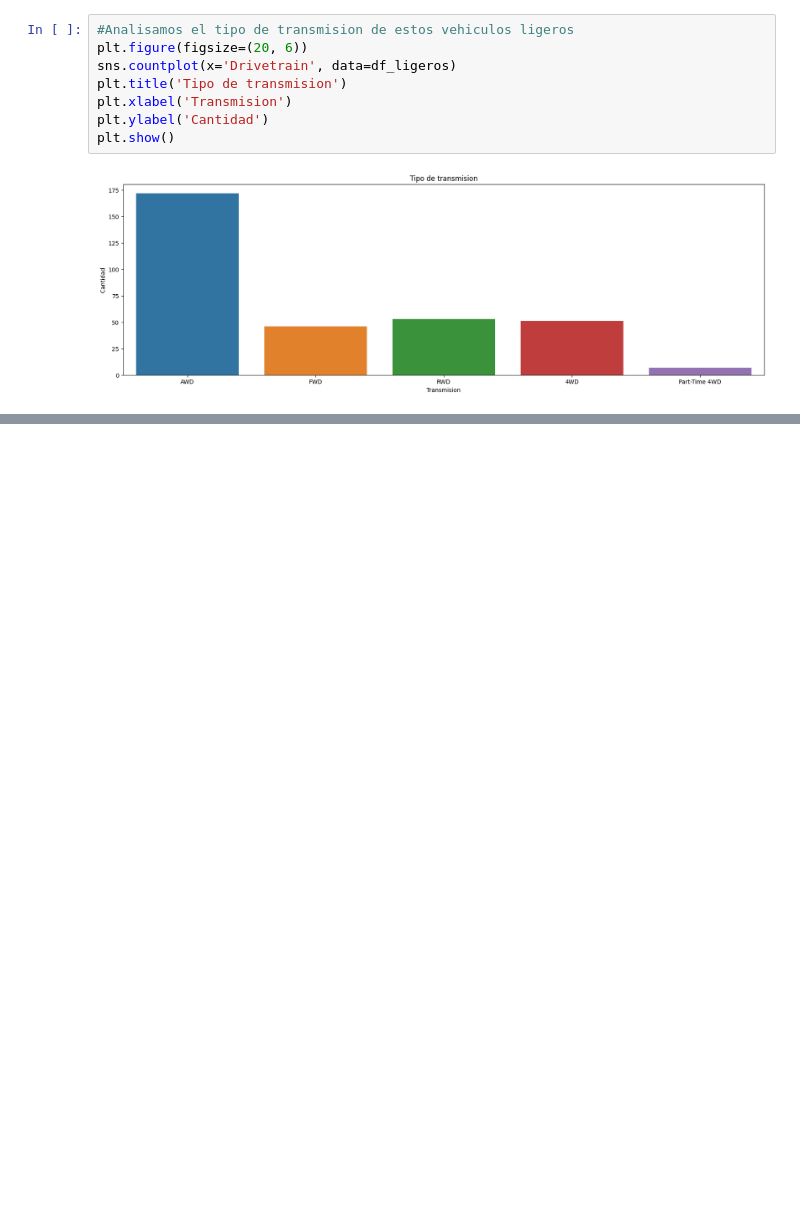
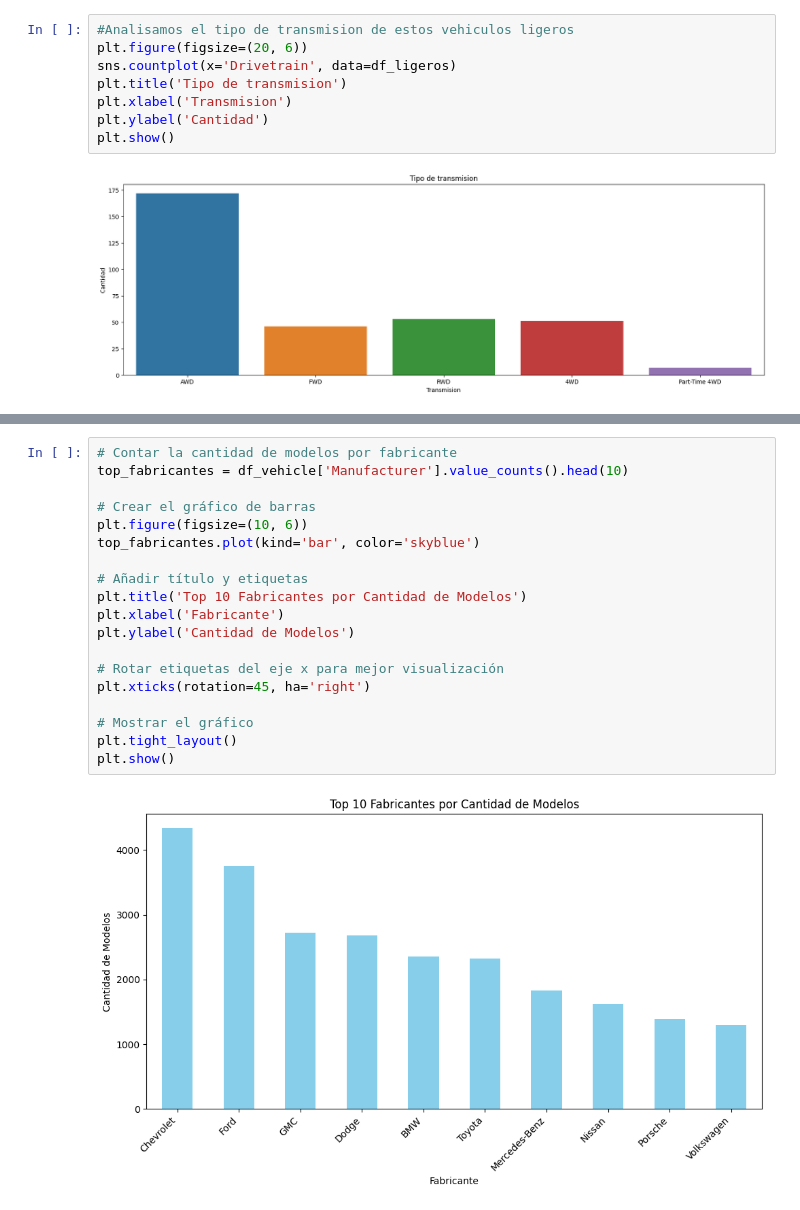
Before and after one commit to alanguev1/proyecto-final, a Jupyter notebook: Eda_preliminar.ipynb, the cells around one changed output, grey strips where cells are left out. Cells and saved outputs as stored; diff of their text form; blank space fills up the shorter version.

```diff
--- a/Eda_preliminar.ipynb
+++ b/Eda_preliminar.ipynb
@@ -737,0 +899,21 @@ plt.show()
+# %%
+# Contar la cantidad de modelos por fabricante
+top_fabricantes = df_vehicle['Manufacturer'].value_counts().head(10)
+
+# Crear el gráfico de barras
+plt.figure(figsize=(10, 6))
+top_fabricantes.plot(kind='bar', color='skyblue')
+
+# Añadir título y etiquetas
+plt.title('Top 10 Fabricantes por Cantidad de Modelos')
+plt.xlabel('Fabricante')
+plt.ylabel('Cantidad de Modelos')
+
+# Rotar etiquetas del eje x para mejor visualización
+plt.xticks(rotation=45, ha='right')
+
+# Mostrar el gráfico
+plt.tight_layout()
+plt.show()
+# %% [output]
+[figure, added]
```
Also changed, not shown: parts of 50 cells of this notebook.
